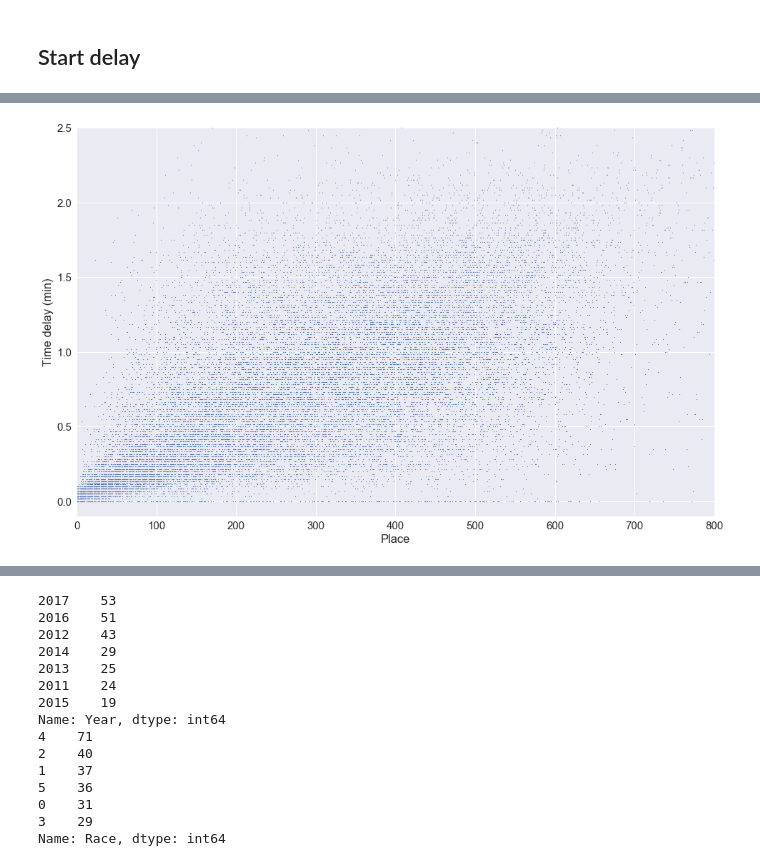
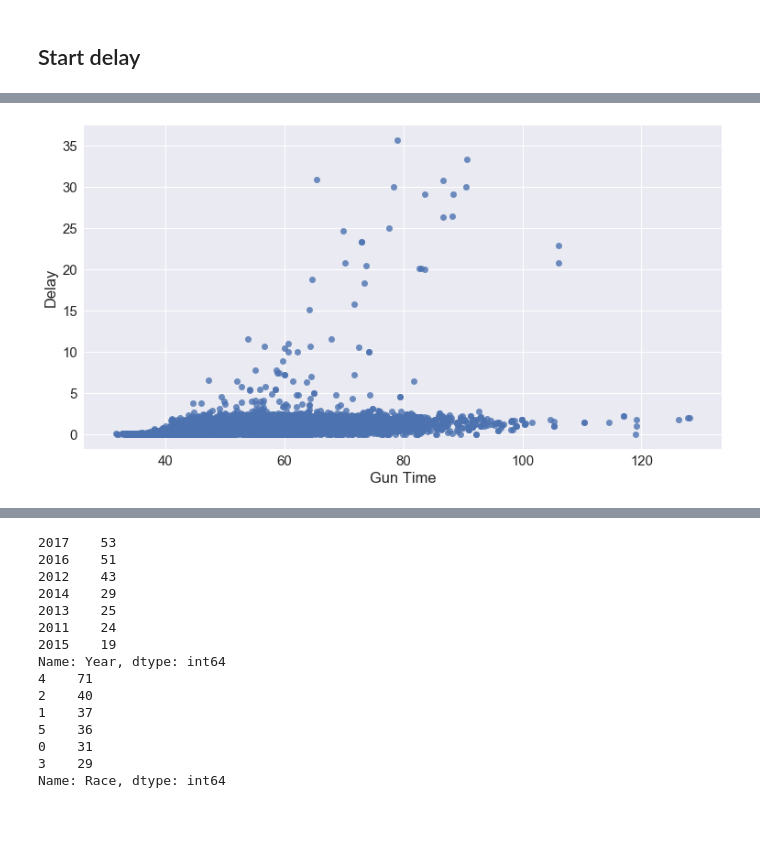
Before and after one commit to CDonnerer/regents-races, a Jupyter notebook: race_analysis.ipynb, the cells around one changed output, grey strips where cells are left out. Cells and saved outputs as stored; diff of their text form; code cells hidden in the pictures; blank space fills up the shorter version.

```diff
--- a/race_analysis.ipynb
+++ b/race_analysis.ipynb
@@ -148,12 +128,0 @@ plt.xlim([30,100])
-# %%
-plt.figure(figsize=(16,10))
-
-plt.scatter(df2['Place'],df2['Gun Time']-df2['Net Time'],marker='.',s=3)
-plt.xlabel('Place')
-plt.ylabel('Time delay (min)')
-plt.ylim([-.1,2.5])
-plt.xlim([0,800])
-
-plt.savefig('plots/delay_by_place.png')
-# %% [output]
-[figure, removed]
@@ -159,0 +132,8 @@ plt.savefig('plots/delay_by_place.png')
+# %%
+g = sns.lmplot(x="Gun Time", y="Delay", data=df2,
+               fit_reg=False,
+               aspect=1.8, size=6)
+
+plt.savefig('plots/delay_by_time.png')
+# %% [output]
+[figure, added]
```
Also changed, not shown: parts of 16 cells of this notebook, 3 other files.
